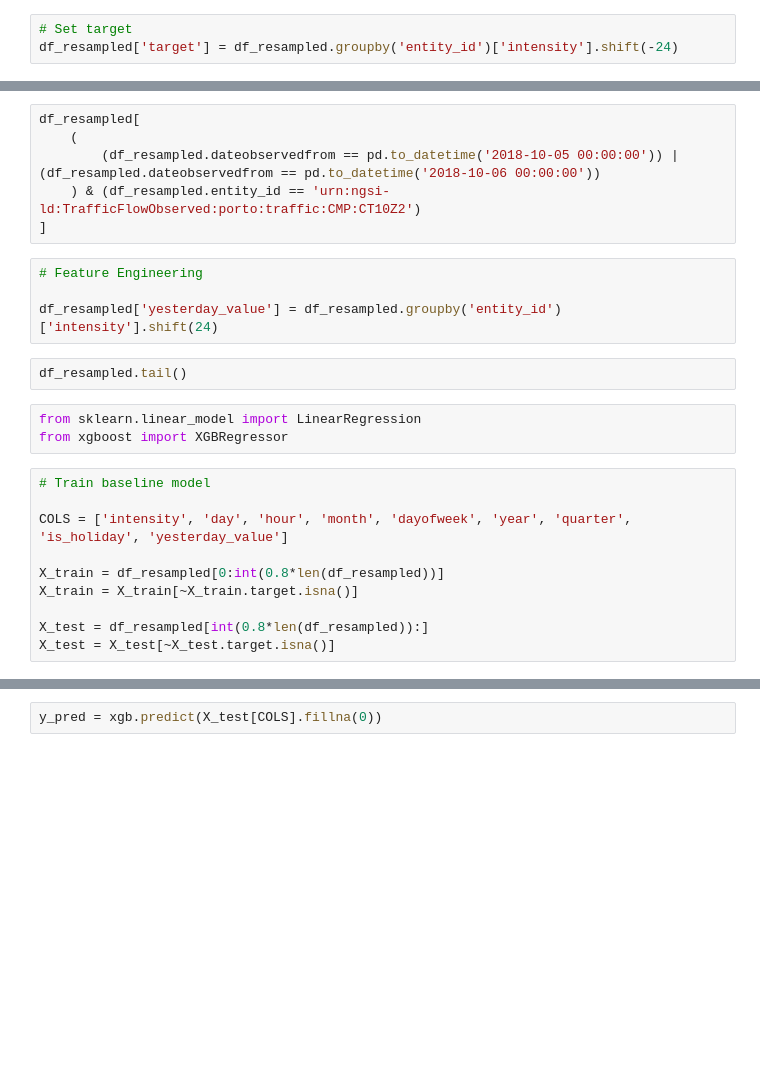
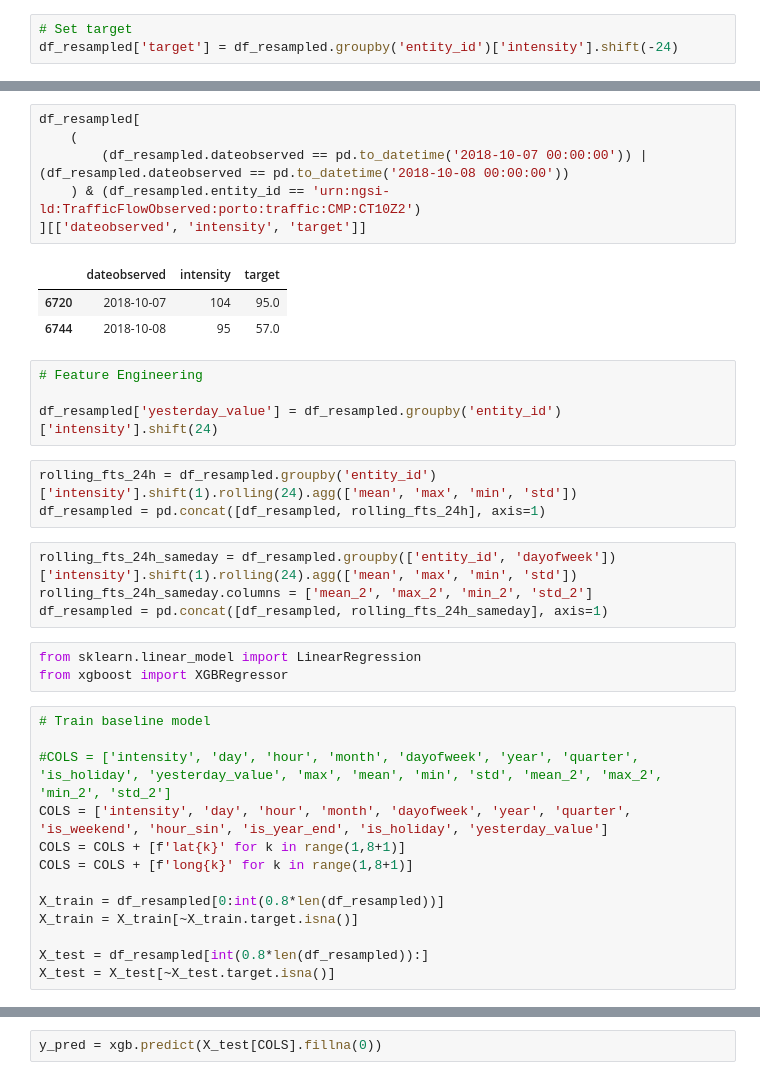
Before and after one commit to TiagoFilipeSousaGoncalves/wdl-tech-moguls, a Jupyter notebook: stage-2/code/Deliverable.ipynb, the cells around one changed output, grey strips where cells are left out. Drawn from its saved outputs; the diff is of its cells as text; blank space fills up the shorter version.

```diff
--- a/stage-2/code/Deliverable.ipynb
+++ b/stage-2/code/Deliverable.ipynb
@@ -182,22 +176,34 @@ df_resampled.head()
 # %%
 df_resampled[
     (
-        (df_resampled.dateobservedfrom == pd.to_datetime('2018-10-05 00:00:00')) | (df_resampled.dateobservedfrom == pd.to_datetime('2018-10-06 00:00:00'))
+        (df_resampled.dateobserved == pd.to_datetime('2018-10-07 00:00:00')) | (df_resampled.dateobserved == pd.to_datetime('2018-10-08 00:00:00'))
     ) & (df_resampled.entity_id == 'urn:ngsi-ld:TrafficFlowObserved:porto:traffic:CMP:CT10Z2')
-]
+][['dateobserved', 'intensity', 'target']]
+# %% [output]
+|  | dateobserved | intensity | target |
+| 6720 | 2018-10-07 | 104 | 95.0 |
+| 6744 | 2018-10-08 | 95 | 57.0 |
 # %%
 # Feature Engineering
 
 df_resampled['yesterday_value'] = df_resampled.groupby('entity_id')['intensity'].shift(24)
-# %%
-df_resampled.tail()
+# %%
+rolling_fts_24h = df_resampled.groupby('entity_id')['intensity'].shift(1).rolling(24).agg(['mean', 'max', 'min', 'std'])
+df_resampled = pd.concat([df_resampled, rolling_fts_24h], axis=1)
+# %%
+rolling_fts_24h_sameday = df_resampled.groupby(['entity_id', 'dayofweek'])['intensity'].shift(1).rolling(24).agg(['mean', 'max', 'min', 'std'])
+rolling_fts_24h_sameday.columns = ['mean_2', 'max_2', 'min_2', 'std_2']
+df_resampled = pd.concat([df_resampled, rolling_fts_24h_sameday], axis=1)
 # %%
 from sklearn.linear_model import LinearRegression
 from xgboost import XGBRegressor
 # %%
 # Train baseline model
 
-COLS = ['intensity', 'day', 'hour', 'month', 'dayofweek', 'year', 'quarter', 'is_holiday', 'yesterday_value']
+#COLS = ['intensity', 'day', 'hour', 'month', 'dayofweek', 'year', 'quarter', 'is_holiday', 'yesterday_value', 'max', 'mean', 'min', 'std', 'mean_2', 'max_2', 'min_2', 'std_2']
+COLS = ['intensity', 'day', 'hour', 'month', 'dayofweek', 'year', 'quarter', 'is_weekend', 'hour_sin', 'is_year_end', 'is_holiday', 'yesterday_value']
+COLS = COLS + [f'lat{k}' for k in range(1,8+1)]
+COLS = COLS + [f'long{k}' for k in range(1,8+1)]
 
 X_train = df_resampled[0:int(0.8*len(df_resampled))]
 X_train = X_train[~X_train.target.isna()]
```
Also changed, not shown: parts of 23 cells of this notebook.
